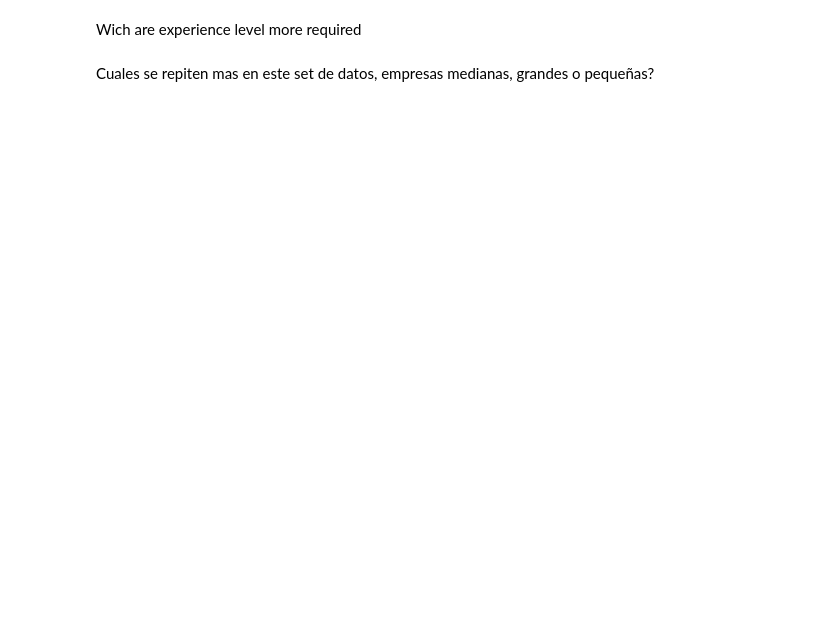
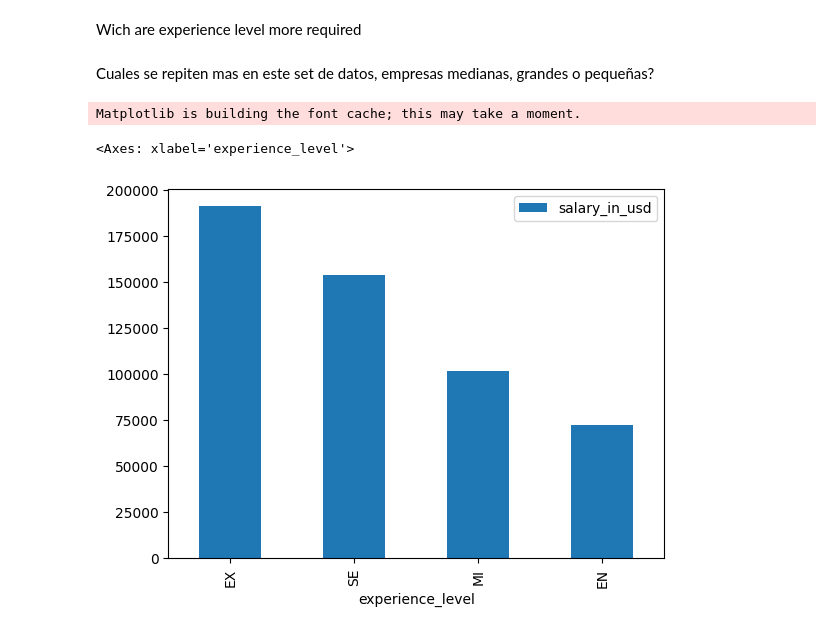
Before and after one commit to Alixonsimanca/Data_science_salary, a Jupyter notebook: data/data_cuaderno.ipynb, the cells around one changed output. Saved outputs shown, nothing was run; the diff lists cells and outputs as text; code cells hidden in the pictures; blank space fills up the shorter version.

```diff
--- a/data/data_cuaderno.ipynb
+++ b/data/data_cuaderno.ipynb
@@ -146,3 +179,11 @@ En que pasi se cobra mas por tipo de empleo
 Wich are experience level more required
 # %% [markdown]
 Cuales se repiten mas en este set de datos, empresas medianas, grandes o pequeñas?
+# %%
+#uso de graficas
+
+df.groupby(['experience_level']).agg({'salary_in_usd': 'mean'}).round(2).sort_values(by='salary_in_usd', ascending=False).plot(kind='bar')
+# %% [output]
+Matplotlib is building the font cache; this may take a moment.
+<Axes: xlabel='experience_level'>
+[figure, added]
```
Also changed, not shown: parts of 3 cells of this notebook.
